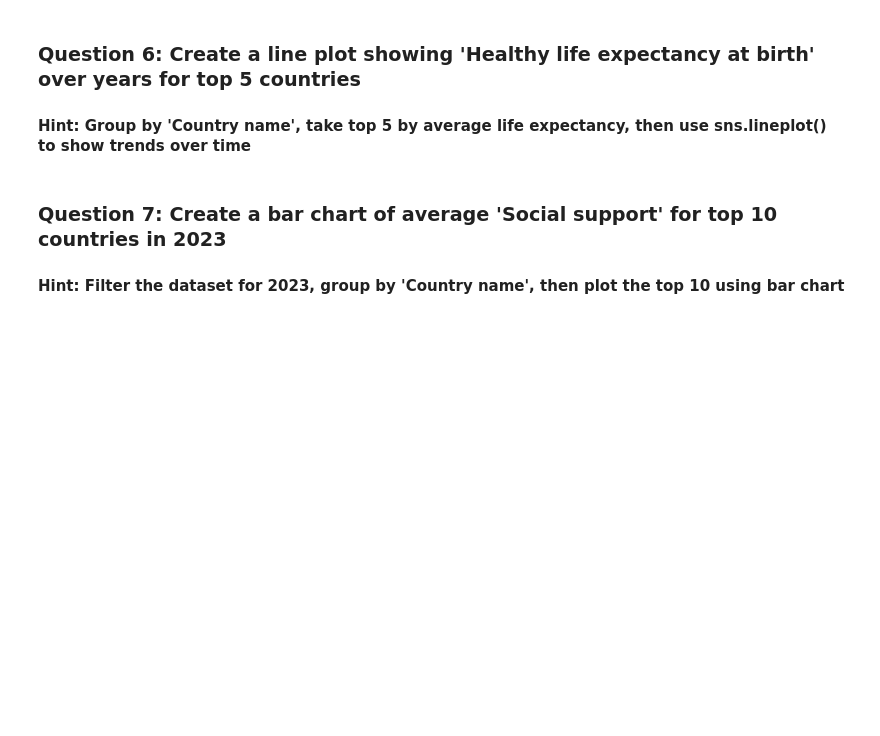
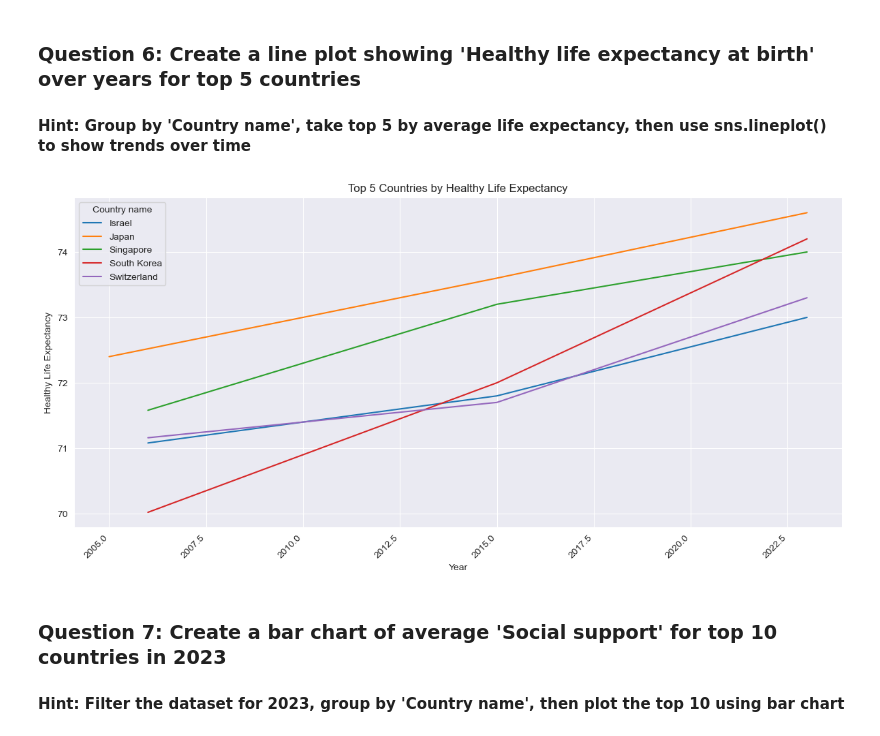
Before and after one commit to 01Qin/DataAnalytics, a Jupyter notebook: week 6/hands_on_python_practice 6.ipynb, the cells around one changed output. Cells and saved outputs as stored; diff of their text form; code cells hidden in the pictures; blank space fills up the shorter version.

Commit message:
Create a line plot showing 'Healthy life expectancy at birth' over years for top 5 countries

```diff
--- a/week 6/hands_on_python_practice 6.ipynb
+++ b/week 6/hands_on_python_practice 6.ipynb
@@ -180,6 +180,41 @@ plt.show()
 #### Hint: Group by 'Country name', take top 5 by average life expectancy, then use sns.lineplot() to show trends over time
 # %%
 # Your code here:
+
+# Plot the top 5 countries by Healthy Life Expectancy in the most recent year
+avg_life_expectancy = df.groupby('Country name')['Healthy life expectancy at birth'].mean().reset_index()
+
+# Filter over years and get top 5 countries by healthy life expectancy
+top5 = avg_life_expectancy.nlargest(5, 'Healthy life expectancy at birth')['Country name'].tolist()
+df_top5 = df[df['Country name'].isin(top5)]
+
+
+# Set the figure size for better readability
+plt.figure(figsize=(12, 6))
+sns.lineplot(data=df_top5, x = 'year', y = 'Healthy life expectancy at birth', hue = 'Country name', markers= '0')
+# Line plot of countries vs. healthy life expectancy
+# plt.plot(
+#     top5['Country name'],
+#     top5['Healthy life expectancy at birth'],
+#     marker='o', linestyle='-', color='b'
+# )
+
+# Rotate x-axis labels for better readability
+plt.xticks(rotation=45, ha='right')
+
+# Add titles and axis labels
+plt.title("Top 5 Countries by Healthy Life Expectancy")
+plt.ylabel("Healthy Life Expectancy")
+plt.xlabel("Year")
+plt.grid(True)
+
+# Adjust layout to prevent label overlap
+plt.tight_layout()
+
+# Display the plot
+plt.show()
+# %% [output]
+[figure, added]
 # %% [markdown]
 ### **Question 7: Create a bar chart of average 'Social support' for top 10 countries in 2023**
 #### Hint: Filter the dataset for 2023, group by 'Country name', then plot the top 10 using bar chart
```
